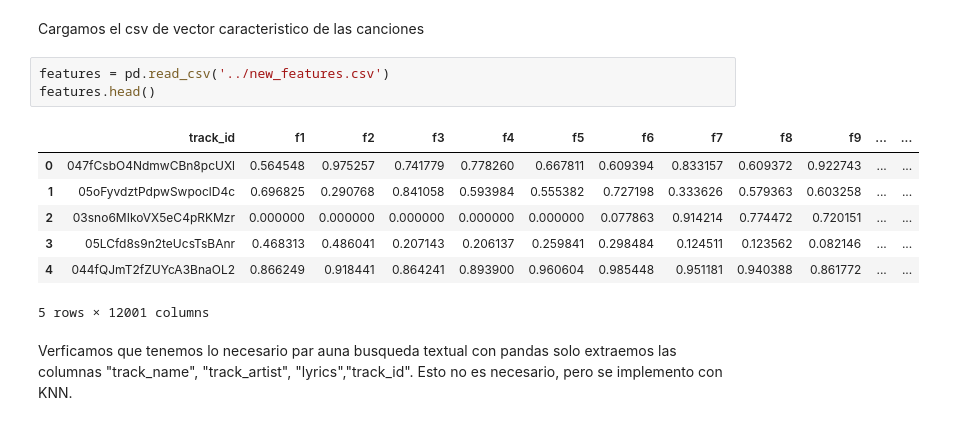
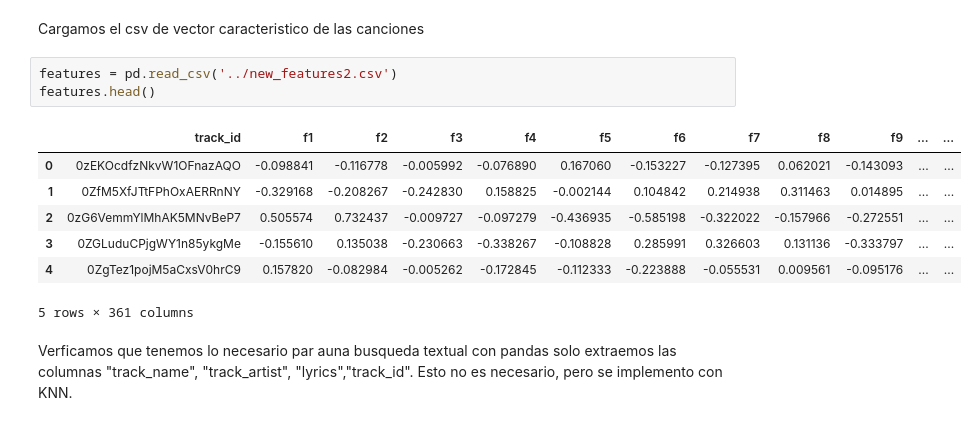
Before and after one commit to MatiasMaravi/BD2-Project2, a Jupyter notebook: knn/knn.ipynb, the cells around one changed output. Saved outputs shown, nothing was run; the diff lists cells and outputs as text.

```diff
--- a/knn/knn.ipynb
+++ b/knn/knn.ipynb
@@ -25,16 +25,16 @@ songs.head()
 # %% [markdown]
 Cargamos el csv de vector caracteristico de las canciones
 # %%
-features = pd.read_csv('../new_features.csv')
+features = pd.read_csv('../new_features2.csv')
 features.head()
 # %% [output]
 |  | track_id | f1 | f2 | f3 | f4 | f5 | f6 | f7 | f8 | f9 | ... | ... |
-| 0 | 047fCsbO4NdmwCBn8pcUXl | 0.564548 | 0.975257 | 0.741779 | 0.778260 | 0.667811 | 0.609394 | 0.833157 | 0.609372 | 0.922743 | ... | ... |
-| 1 | 05oFyvdztPdpwSwpoclD4c | 0.696825 | 0.290768 | 0.841058 | 0.593984 | 0.555382 | 0.727198 | 0.333626 | 0.579363 | 0.603258 | ... | ... |
-| 2 | 03sno6MIkoVX5eC4pRKMzr | 0.000000 | 0.000000 | 0.000000 | 0.000000 | 0.000000 | 0.077863 | 0.914214 | 0.774472 | 0.720151 | ... | ... |
-| 3 | 05LCfd8s9n2teUcsTsBAnr | 0.468313 | 0.486041 | 0.207143 | 0.206137 | 0.259841 | 0.298484 | 0.124511 | 0.123562 | 0.082146 | ... | ... |
-| 4 | 044fQJmT2fZUYcA3BnaOL2 | 0.866249 | 0.918441 | 0.864241 | 0.893900 | 0.960604 | 0.985448 | 0.951181 | 0.940388 | 0.861772 | ... | ... |
+| 0 | 0zEKOcdfzNkvW1OFnazAQO | -0.098841 | -0.116778 | -0.005992 | -0.076890 | 0.167060 | -0.153227 | -0.127395 | 0.062021 | -0.143093 | ... | ... |
+| 1 | 0ZfM5XfJTtFPhOxAERRnNY | -0.329168 | -0.208267 | -0.242830 | 0.158825 | -0.002144 | 0.104842 | 0.214938 | 0.311463 | 0.014895 | ... | ... |
+| 2 | 0zG6VemmYlMhAK5MNvBeP7 | 0.505574 | 0.732437 | -0.009727 | -0.097279 | -0.436935 | -0.585198 | -0.322022 | -0.157966 | -0.272551 | ... | ... |
+| 3 | 0ZGLuduCPjgWY1n85ykgMe | -0.155610 | 0.135038 | -0.230663 | -0.338267 | -0.108828 | 0.285991 | 0.326603 | 0.131136 | -0.333797 | ... | ... |
+| 4 | 0ZgTez1pojM5aCxsV0hrC9 | 0.157820 | -0.082984 | -0.005262 | -0.172845 | -0.112333 | -0.223888 | -0.055531 | 0.009561 | -0.095176 | ... | ... |
-5 rows × 12001 columns
+5 rows × 361 columns
 # %% [markdown]
 Verficamos que tenemos lo necesario par auna busqueda textual con pandas solo extraemos las columnas "track_name", "track_artist", "lyrics","track_id". Esto no es necesario, pero se implemento con KNN.
 # %%
```
Also changed, not shown: parts of 30 cells of this notebook, 1 other file.
